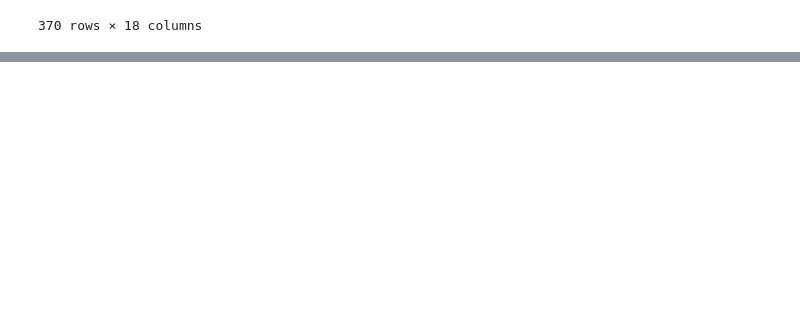
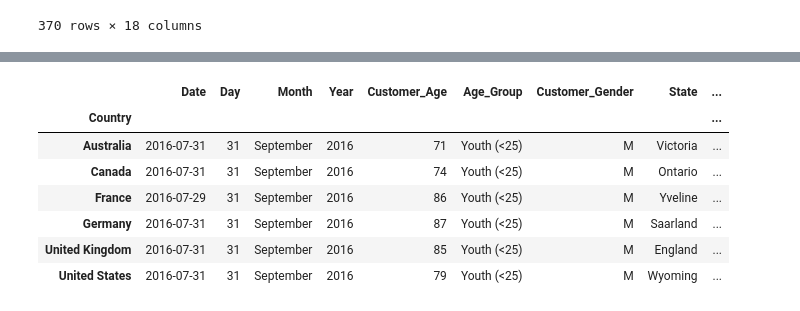
Before and after one commit to dindadinho93/Python-Exercise, a Jupyter notebook: sales_data.ipynb, the cells around one changed output, grey strips where cells are left out. Saved outputs shown, nothing was run; the diff lists cells and outputs as text; code cells hidden in the pictures; blank space fills up the shorter version.

```diff
--- a/sales_data.ipynb
+++ b/sales_data.ipynb
@@ -182,3 +209,6 @@ dt.loc[(dt['Day']==20) & (dt['Customer_Gender']=='F') &
 | 112828 | 2014-03-20 | 20 | March | 2014 | 32 | Young Adults (25-34) | F | United Kingdom | England | ... |
 | 112829 | 2016-03-20 | 20 | March | 2016 | 32 | Young Adults (25-34) | F | United Kingdom | England | ... |
 370 rows × 18 columns
+# %%
+country = dt.groupby('Country')
+country.get_group('United States')
@@ -184,0 +229,11 @@ dt.loc[(dt['Day']==20) & (dt['Customer_Gender']=='F') &
+# %%
+country.max()
+# %% [output]
+|  | Date | Day | Month | Year | Customer_Age | Age_Group | Customer_Gender | State | ... |
+| Country |  |  |  |  |  |  |  |  | ... |
+| Australia | 2016-07-31 | 31 | September | 2016 | 71 | Youth (<25) | M | Victoria | ... |
+| Canada | 2016-07-31 | 31 | September | 2016 | 74 | Youth (<25) | M | Ontario | ... |
+| France | 2016-07-29 | 31 | September | 2016 | 86 | Youth (<25) | M | Yveline | ... |
+| Germany | 2016-07-31 | 31 | September | 2016 | 87 | Youth (<25) | M | Saarland | ... |
+| United Kingdom | 2016-07-31 | 31 | September | 2016 | 85 | Youth (<25) | M | England | ... |
+| United States | 2016-07-31 | 31 | September | 2016 | 79 | Youth (<25) | M | Wyoming | ... |
```
Also changed, not shown: parts of 10 cells of this notebook.
